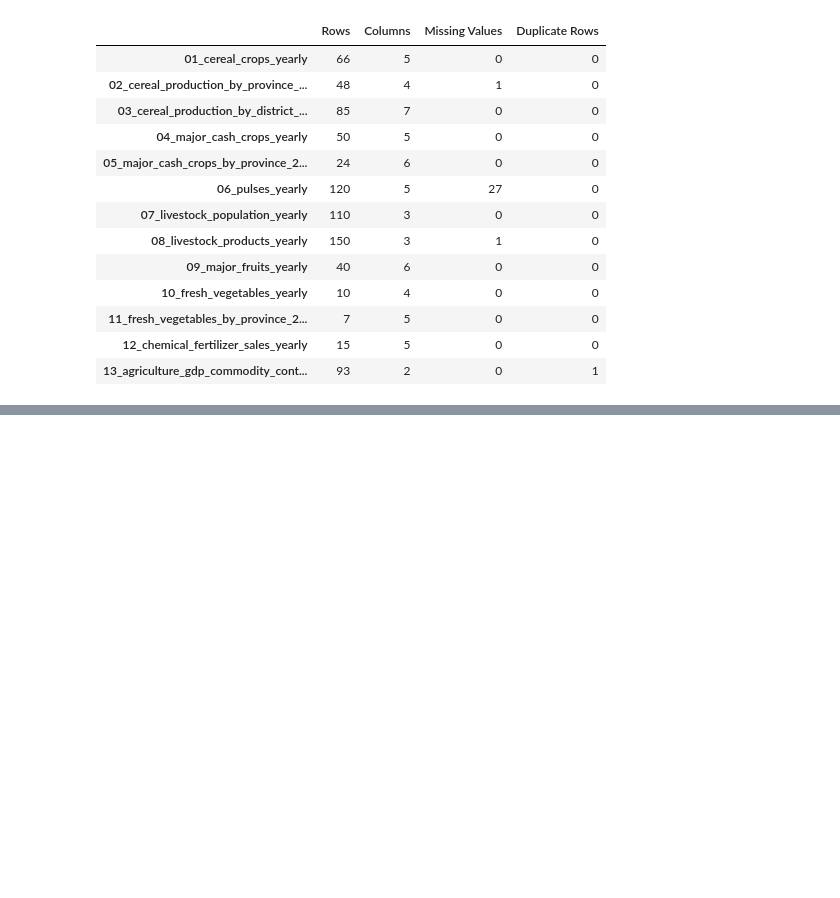
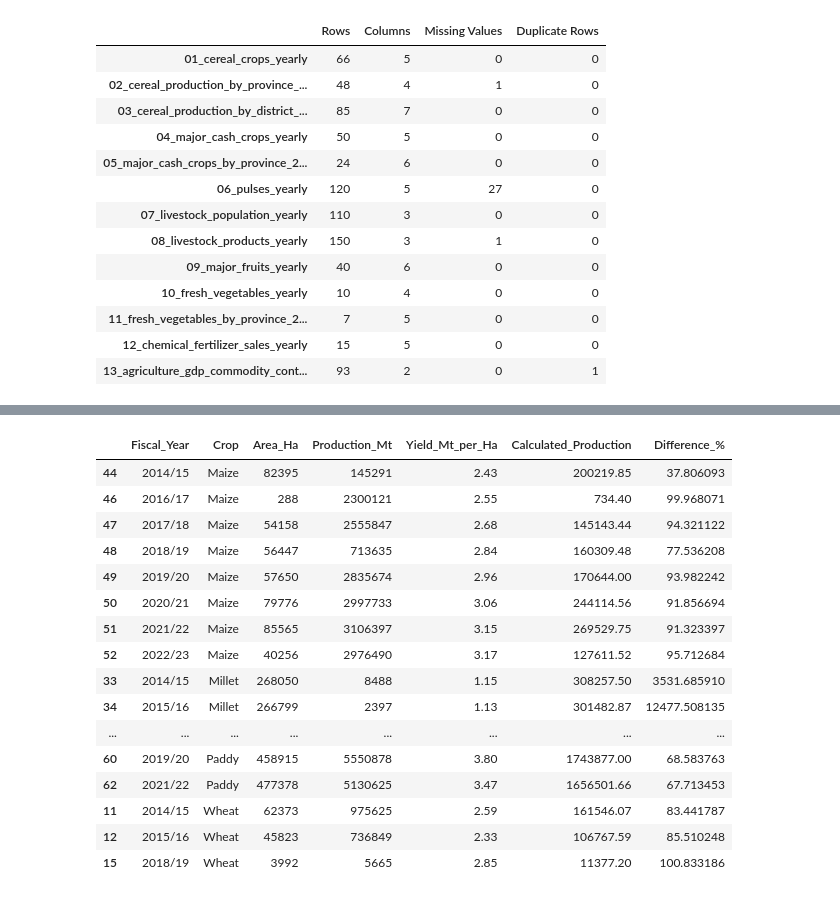
Before and after one commit to Srijan0113/Nepal_Agriculture_Analysis, a Jupyter notebook: Python/01_Agriculture_Data_Analysis.ipynb, the cells around one changed output, grey strips where cells are left out. Cells and saved outputs as stored; diff of their text form; code cells hidden in the pictures; blank space fills up the shorter version.

```diff
--- a/Python/01_Agriculture_Data_Analysis.ipynb
+++ b/Python/01_Agriculture_Data_Analysis.ipynb
@@ -88,0 +258,34 @@ display(missing_summary)
+# %%
+# Display all inconsistent crop-year records
+
+display(
+    inconsistent_records[
+        [
+            "Fiscal_Year",
+            "Crop",
+            "Area_Ha",
+            "Production_Mt",
+            "Yield_Mt_per_Ha",
+            "Calculated_Production",
+            "Difference_%"
+        ]
+    ].sort_values(["Crop", "Fiscal_Year"])
+)
+# %% [output]
+|  | Fiscal_Year | Crop | Area_Ha | Production_Mt | Yield_Mt_per_Ha | Calculated_Production | Difference_% |
+| 44 | 2014/15 | Maize | 82395 | 145291 | 2.43 | 200219.85 | 37.806093 |
+| 46 | 2016/17 | Maize | 288 | 2300121 | 2.55 | 734.40 | 99.968071 |
+| 47 | 2017/18 | Maize | 54158 | 2555847 | 2.68 | 145143.44 | 94.321122 |
+| 48 | 2018/19 | Maize | 56447 | 713635 | 2.84 | 160309.48 | 77.536208 |
+| 49 | 2019/20 | Maize | 57650 | 2835674 | 2.96 | 170644.00 | 93.982242 |
+| 50 | 2020/21 | Maize | 79776 | 2997733 | 3.06 | 244114.56 | 91.856694 |
+| 51 | 2021/22 | Maize | 85565 | 3106397 | 3.15 | 269529.75 | 91.323397 |
+| 52 | 2022/23 | Maize | 40256 | 2976490 | 3.17 | 127611.52 | 95.712684 |
+| 33 | 2014/15 | Millet | 268050 | 8488 | 1.15 | 308257.50 | 3531.685910 |
+| 34 | 2015/16 | Millet | 266799 | 2397 | 1.13 | 301482.87 | 12477.508135 |
+| ... | ... | ... | ... | ... | ... | ... | ... |
+| 60 | 2019/20 | Paddy | 458915 | 5550878 | 3.80 | 1743877.00 | 68.583763 |
+| 62 | 2021/22 | Paddy | 477378 | 5130625 | 3.47 | 1656501.66 | 67.713453 |
+| 11 | 2014/15 | Wheat | 62373 | 975625 | 2.59 | 161546.07 | 83.441787 |
+| 12 | 2015/16 | Wheat | 45823 | 736849 | 2.33 | 106767.59 | 85.510248 |
+| 15 | 2018/19 | Wheat | 3992 | 5665 | 2.85 | 11377.20 | 100.833186 |
```
Also changed, not shown: parts of 9 cells of this notebook.
